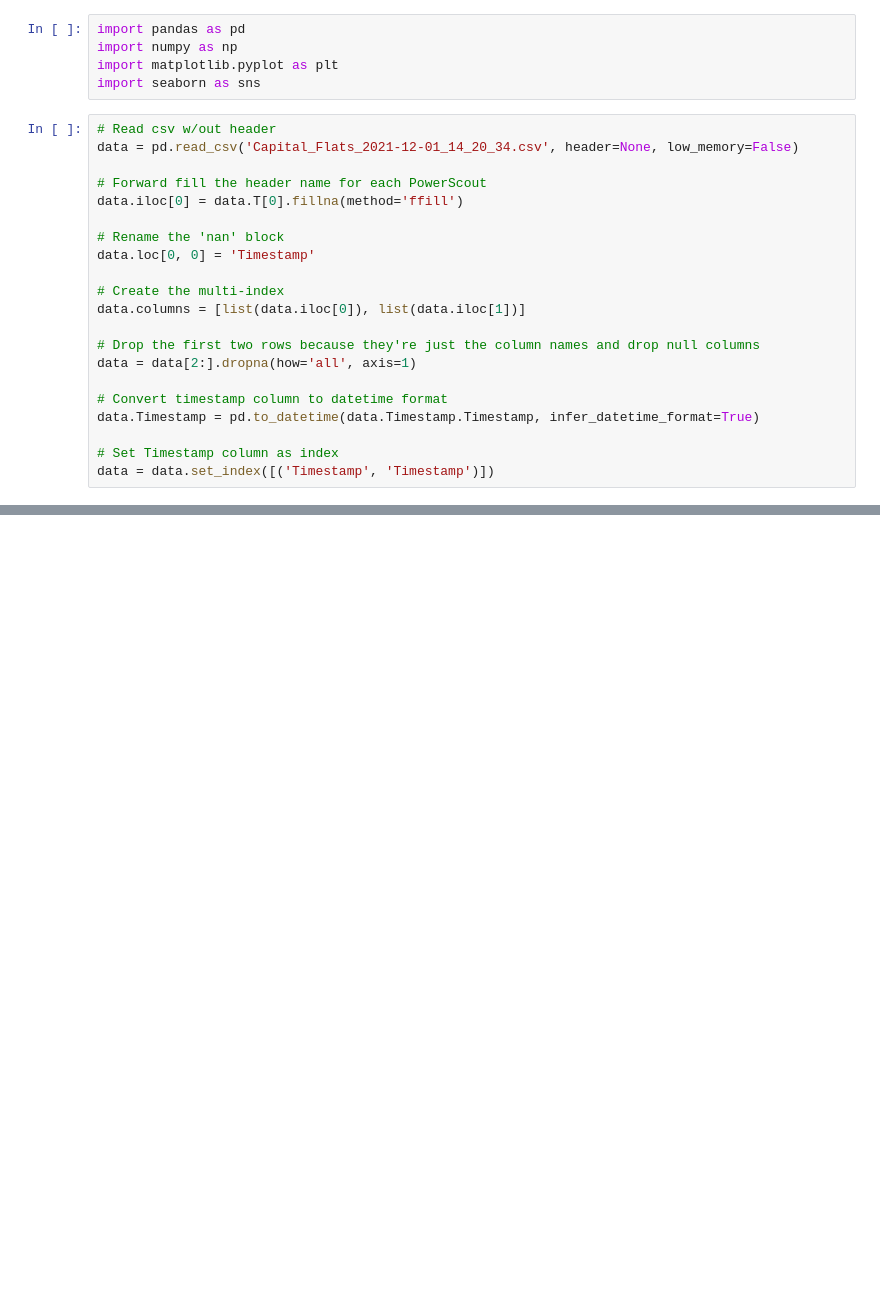
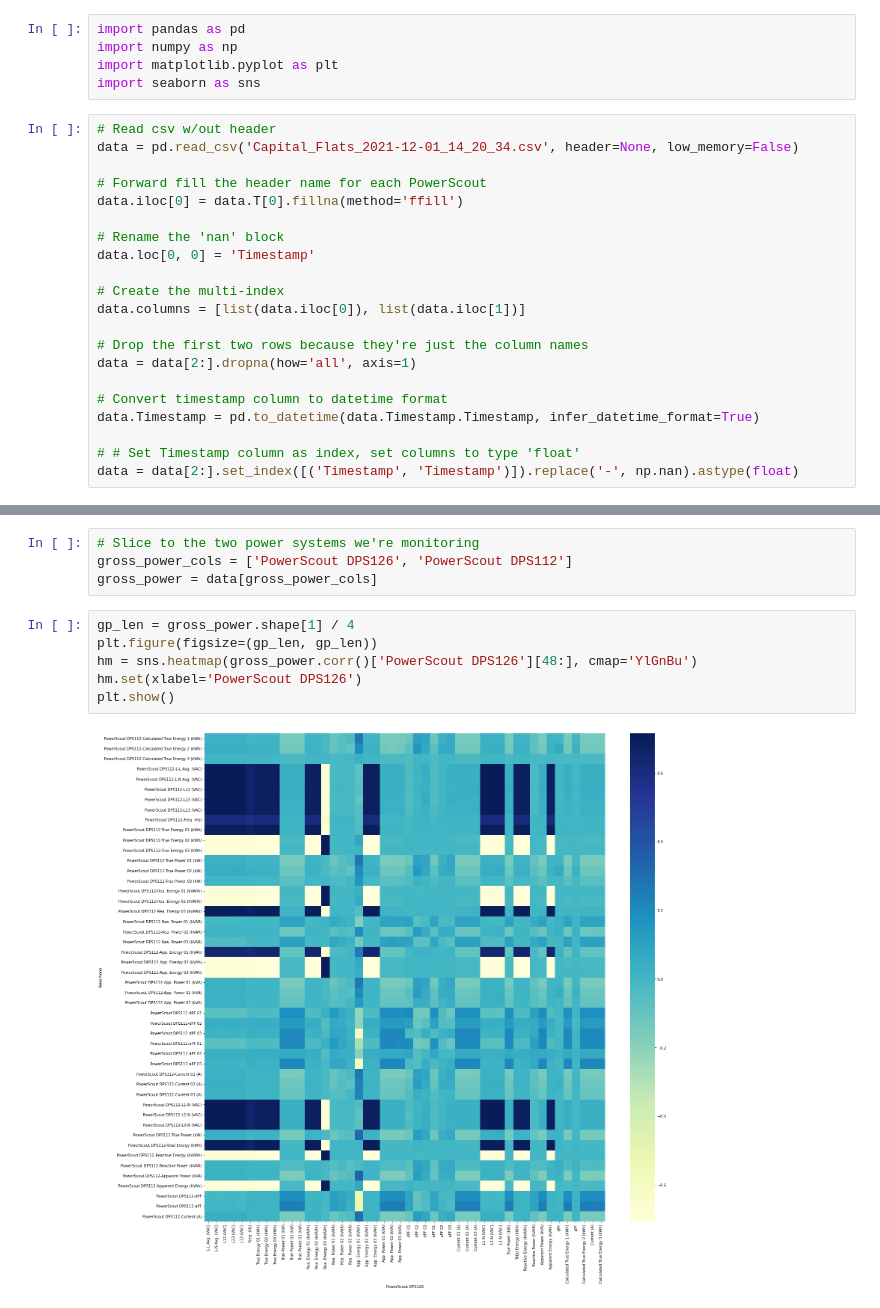
Before and after one commit to samsipe/amplify-microgrid-ai, a Jupyter notebook: notebooks/Power.ipynb, the cells around one changed output, grey strips where cells are left out. Cells and saved outputs as stored; diff of their text form; blank space fills up the shorter version.

Commit message:
Add files via upload
Converted columns to float, correlation matrix added, correlation between PowerScout 126 and PowerScout 112 added.

```diff
--- a/notebooks/Power.ipynb
+++ b/notebooks/Power.ipynb
@@ -16,11 +16,11 @@ data.loc[0, 0] = 'Timestamp'
 # Create the multi-index
 data.columns = [list(data.iloc[0]), list(data.iloc[1])]
 
-# Drop the first two rows because they're just the column names and drop null columns
+# Drop the first two rows because they're just the column names
 data = data[2:].dropna(how='all', axis=1)
 
 # Convert timestamp column to datetime format
 data.Timestamp = pd.to_datetime(data.Timestamp.Timestamp, infer_datetime_format=True)
 
-# Set Timestamp column as index
-data = data.set_index([('Timestamp', 'Timestamp')])
+# # Set Timestamp column as index, set columns to type 'float'
+data = data[2:].set_index([('Timestamp', 'Timestamp')]).replace('-', np.nan).astype(float)
@@ -38,0 +27,12 @@ data.head()
+# %%
+# Slice to the two power systems we're monitoring
+gross_power_cols = ['PowerScout DPS126', 'PowerScout DPS112']
+gross_power = data[gross_power_cols]
+# %%
+gp_len = gross_power.shape[1] / 4
+plt.figure(figsize=(gp_len, gp_len))
+hm = sns.heatmap(gross_power.corr()['PowerScout DPS126'][48:], cmap='YlGnBu')
+hm.set(xlabel='PowerScout DPS126')
+plt.show()
+# %% [output]
+[figure, added]
```
Also changed, not shown: parts of 2 cells of this notebook.
